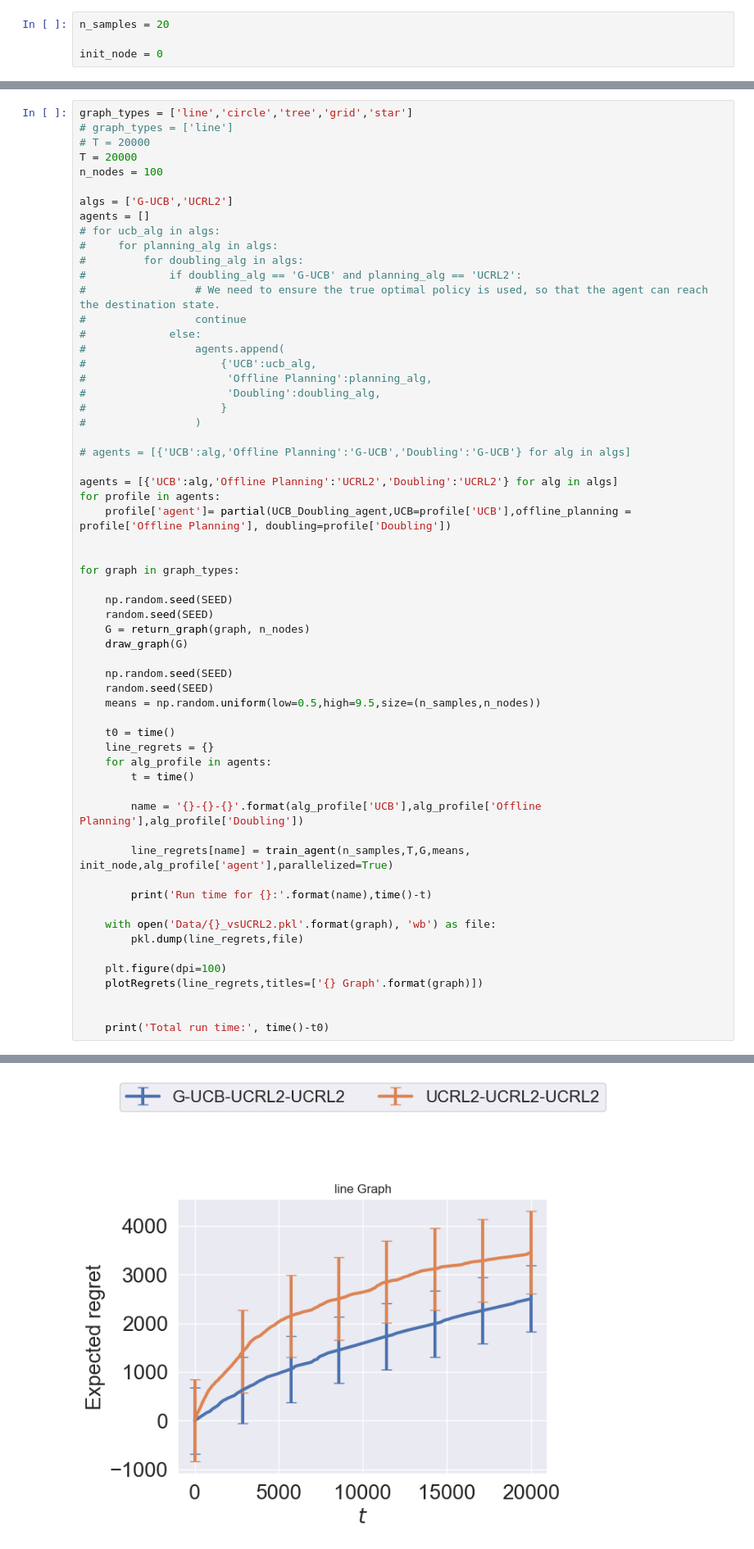
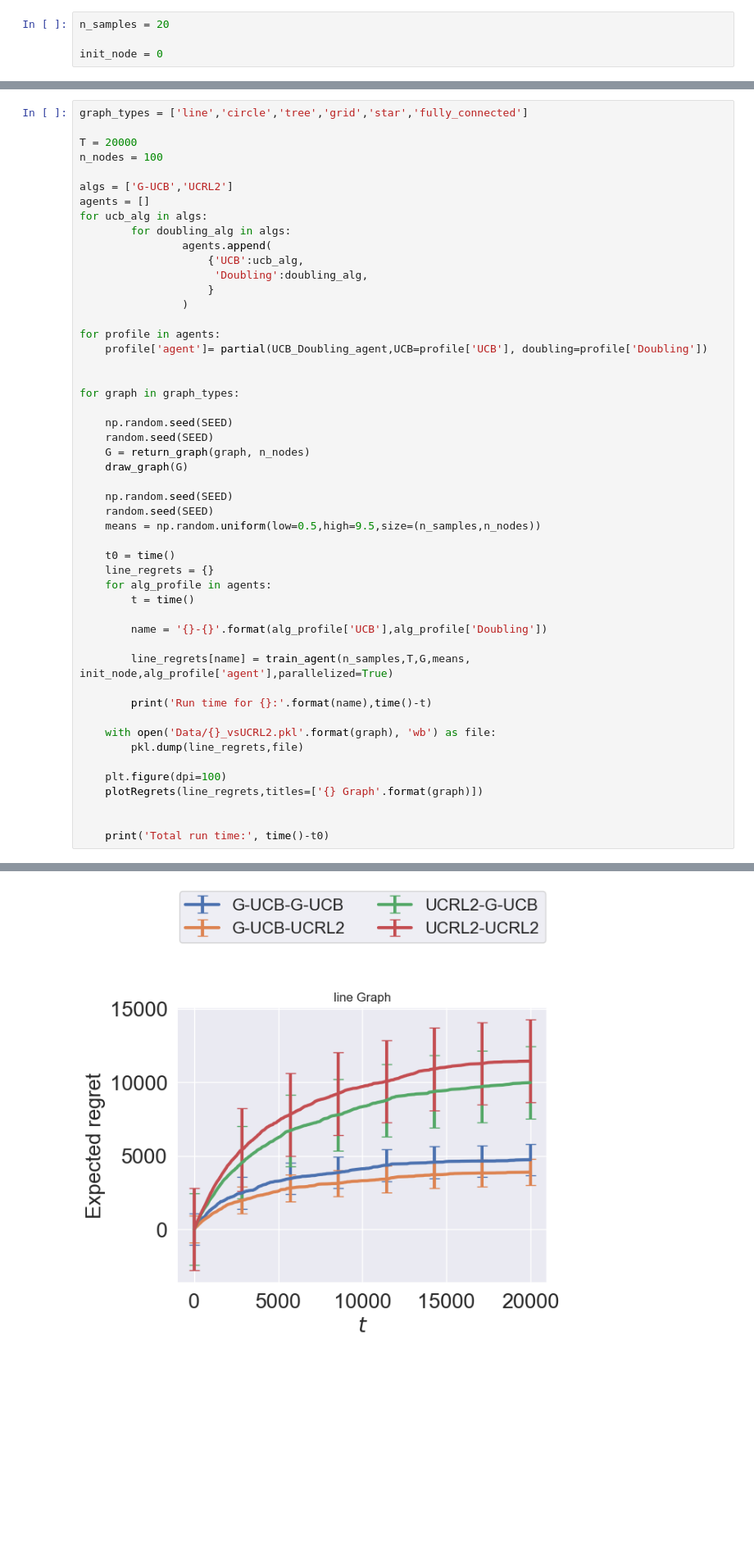
Before and after one commit to CoNG-harvard/Graph-Bandit, a Jupyter notebook: Our Algorithm vs UCRL2.ipynb, the cells around one changed output, grey strips where cells are left out. Shown at 82% size. Cells and saved outputs as stored; diff of their text form; blank space fills up the shorter version.

Commit message:
Finished comparision experiment with UCRL2's UCB.

```diff
--- a/Our Algorithm vs UCRL2.ipynb
+++ b/Our Algorithm vs UCRL2.ipynb
@@ -166,31 +107,21 @@ init_node = 0
 # %%
-graph_types = ['line','circle','tree','grid','star']
-# graph_types = ['line']
-# T = 20000
+graph_types = ['line','circle','tree','grid','star','fully_connected']
+
 T = 20000
 n_nodes = 100
 
 algs = ['G-UCB','UCRL2']
 agents = []
-# for ucb_alg in algs:
-#     for planning_alg in algs:
-#         for doubling_alg in algs:
-#             if doubling_alg == 'G-UCB' and planning_alg == 'UCRL2':
-#                 # We need to ensure the true optimal policy is used, so that the agent can reach the destination state.
-#                 continue
-#             else:
-#                 agents.append(
-#                     {'UCB':ucb_alg,
-#                      'Offline Planning':planning_alg,
-#                      'Doubling':doubling_alg,
-#                     }
-#                 )
+for ucb_alg in algs:
+        for doubling_alg in algs:
+                agents.append(
+                    {'UCB':ucb_alg,
+                     'Doubling':doubling_alg,
+                    }
+                )
 
-# agents = [{'UCB':alg,'Offline Planning':'G-UCB','Doubling':'G-UCB'} for alg in algs]
-
-agents = [{'UCB':alg,'Offline Planning':'UCRL2','Doubling':'UCRL2'} for alg in algs]
 for profile in agents:
-    profile['agent']= partial(UCB_Doubling_agent,UCB=profile['UCB'],offline_planning = profile['Offline Planning'], doubling=profile['Doubling'])
+    profile['agent']= partial(UCB_Doubling_agent,UCB=profile['UCB'], doubling=profile['Doubling'])
 
 
 for graph in graph_types:
@@ -209,7 +140,7 @@ for graph in graph_types:
     for alg_profile in agents:
         t = time()
 
-        name = '{}-{}-{}'.format(alg_profile['UCB'],alg_profile['Offline Planning'],alg_profile['Doubling'])
+        name = '{}-{}'.format(alg_profile['UCB'],alg_profile['Doubling'])
 
         line_regrets[name] = train_agent(n_samples,T,G,means, init_node,alg_profile['agent'],parallelized=True)
 
@@ -230 +163 @@ Run time for UCRL2-UCRL2-UCRL2: 10.759975910186768
-[figure, old version]
+[figure, new version]
```
Also changed, not shown: parts of 5 cells of this notebook, 3 other files.
